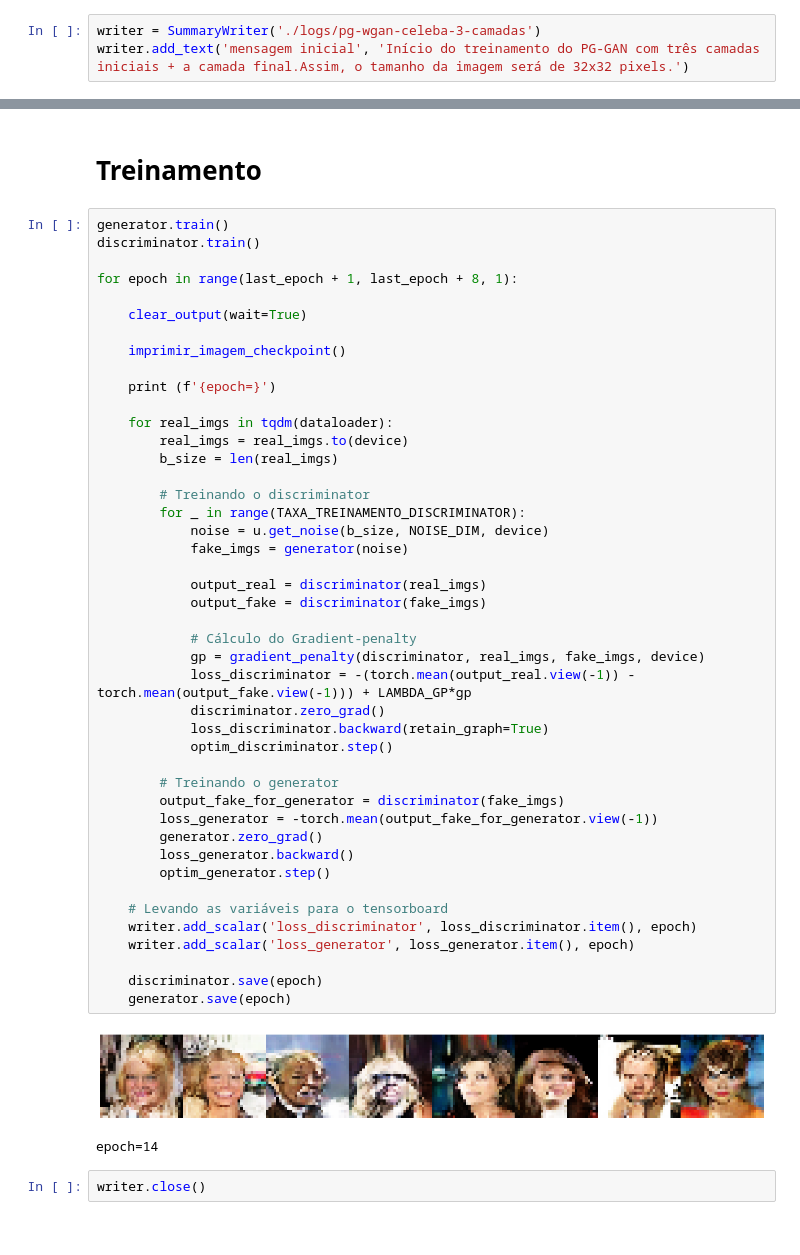
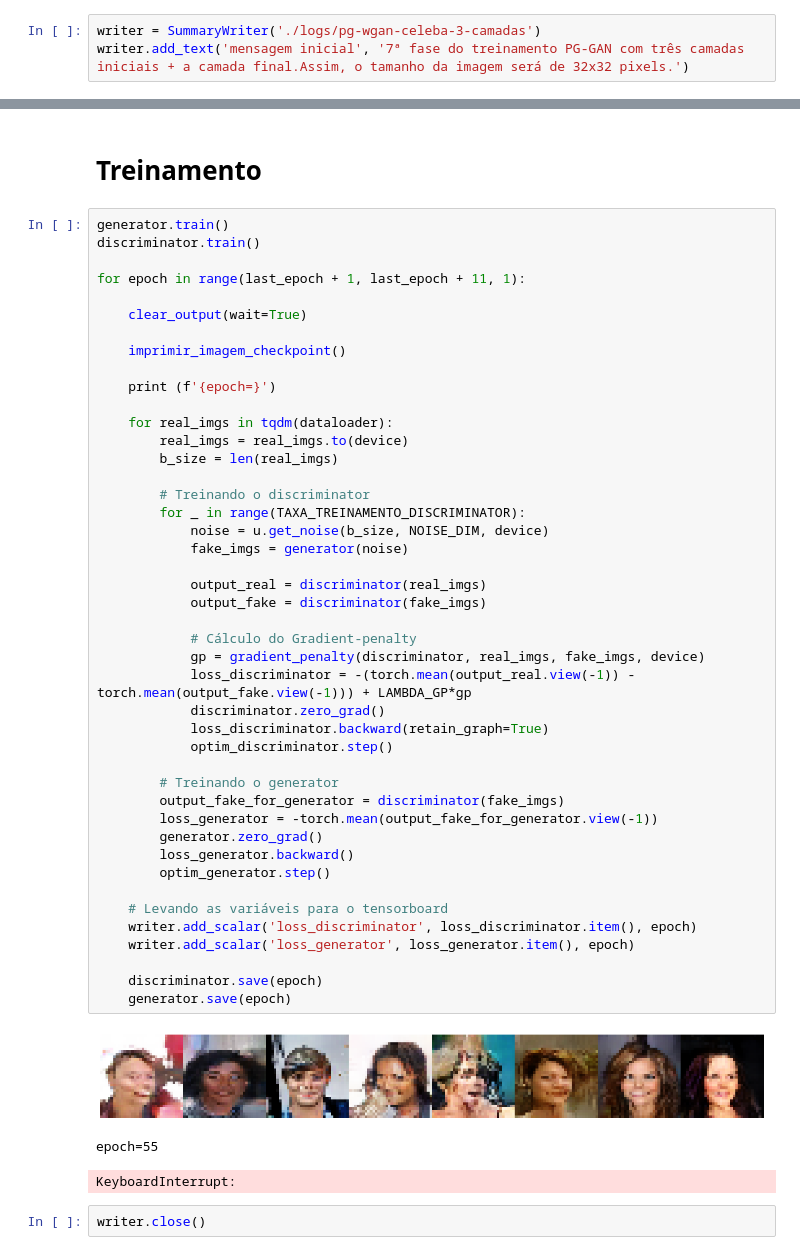
Before and after one commit to netomap/PG-GAN-CELEBA, a Jupyter notebook: main.ipynb, the cells around one changed output, grey strips where cells are left out. Cells and saved outputs as stored; diff of their text form.

```diff
--- a/main.ipynb
+++ b/main.ipynb
@@ -47,6 +47,6 @@ Wall time: 421 µs
 # %%
 writer = SummaryWriter('./logs/pg-wgan-celeba-3-camadas')
-writer.add_text('mensagem inicial', 'Início do treinamento do PG-GAN com três camadas iniciais + a camada final.Assim, o tamanho da imagem será de 32x32 pixels.')
+writer.add_text('mensagem inicial', '7ª fase do treinamento PG-GAN com três camadas iniciais + a camada final.Assim, o tamanho da imagem será de 32x32 pixels.')
 # %% [markdown]
 # Inspeção de algumas imagens
 # %%
@@ -183,7 +183,7 @@ ok
 generator.train()
 discriminator.train()
 
-for epoch in range(last_epoch + 1, last_epoch + 8, 1):
+for epoch in range(last_epoch + 1, last_epoch + 11, 1):
 
     clear_output(wait=True)
 
@@ -197,34 +197,35 @@ for epoch in range(last_epoch + 1, last_epoch + 8, 1):
 
         # Treinando o discriminator
         for _ in range(TAXA_TREINAMENTO_DISCRIMINATOR):
             noise = u.get_noise(b_size, NOISE_DIM, device)
             fake_imgs = generator(noise)
 
             output_real = discriminator(real_imgs)
             output_fake = discriminator(fake_imgs)
 
             # Cálculo do Gradient-penalty
             gp = gradient_penalty(discriminator, real_imgs, fake_imgs, device)
             loss_discriminator = -(torch.mean(output_real.view(-1)) - torch.mean(output_fake.view(-1))) + LAMBDA_GP*gp
             discriminator.zero_grad()
             loss_discriminator.backward(retain_graph=True)
             optim_discriminator.step()
 
         # Treinando o generator
         output_fake_for_generator = discriminator(fake_imgs)
         loss_generator = -torch.mean(output_fake_for_generator.view(-1))
         generator.zero_grad()
         loss_generator.backward()
         optim_generator.step()
 
     # Levando as variáveis para o tensorboard
     writer.add_scalar('loss_discriminator', loss_discriminator.item(), epoch)
     writer.add_scalar('loss_generator', loss_generator.item(), epoch)
 
     discriminator.save(epoch)
     generator.save(epoch)
 # %% [output]
-[figure, old version]
+[figure, new version]
-epoch=14
+epoch=55
+KeyboardInterrupt:
 # %%
 writer.close()
```
Also changed, not shown: parts of 3 cells of this notebook, 8 other files.
